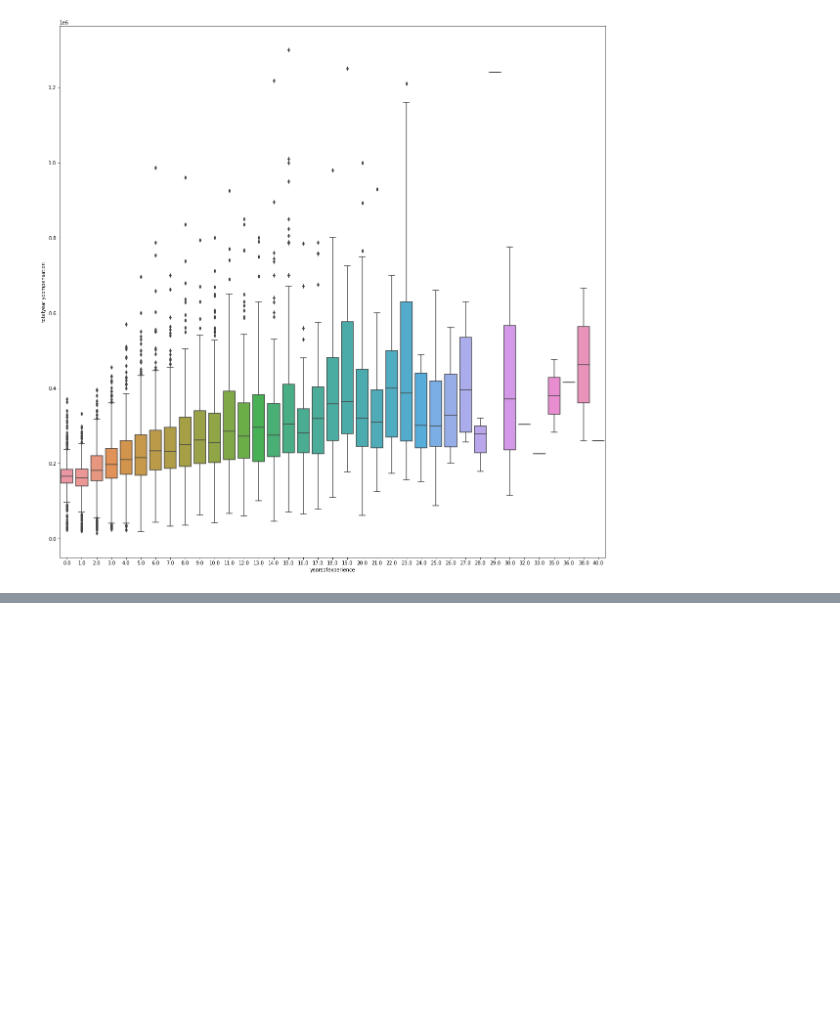
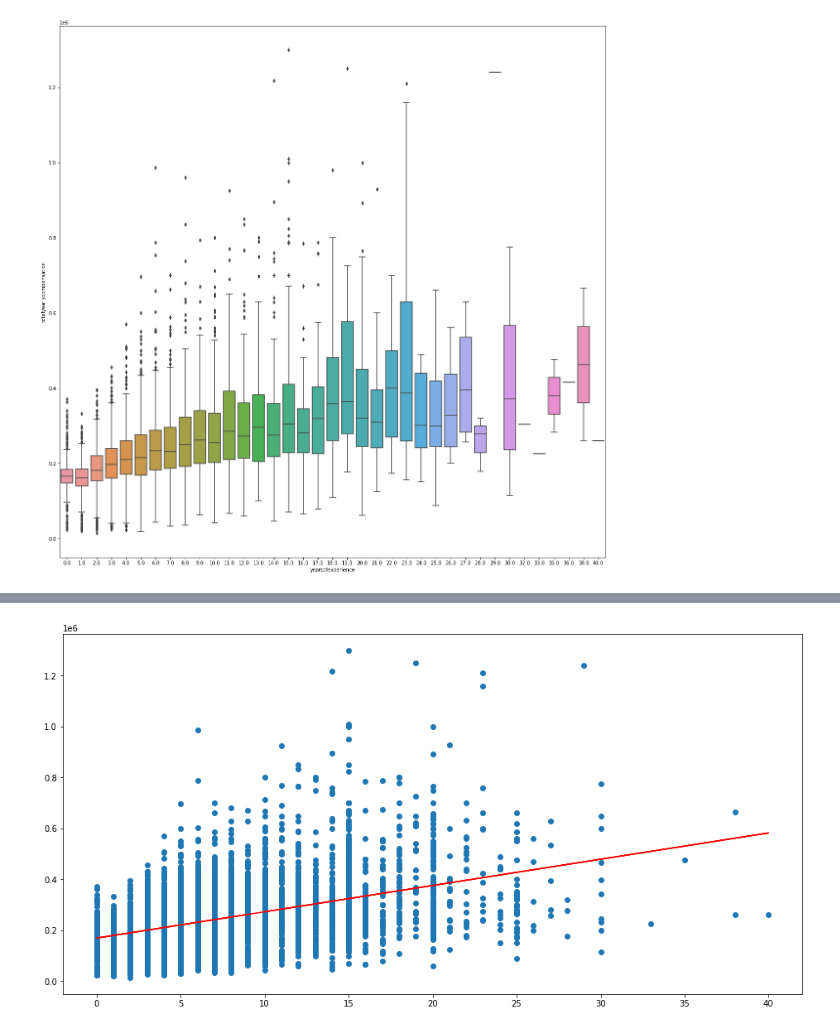
Before and after one commit to CarrotHands/miniprog, a Jupyter notebook: cheeyong.ipynb, the cells around one changed output, grey strips where cells are left out. Cells and saved outputs as stored; diff of their text form; code cells hidden in the pictures; blank space fills up the shorter version.

Commit message:
predictcy

```diff
--- a/cheeyong.ipynb
+++ b/cheeyong.ipynb
@@ -348,0 +346,9 @@ LinearRegression()
+# %%
+yoe_train_pred = linregYOE.predict(yoe_train)
+
+f = plt.figure(figsize=(16, 8))
+plt.scatter(yoe_train, yoc_train)
+plt.plot(yoe_train, yoe_train_pred, color = "r")
+plt.show()
+# %% [output]
+[figure, added]
```
Also changed, not shown: parts of 3 cells of this notebook.
